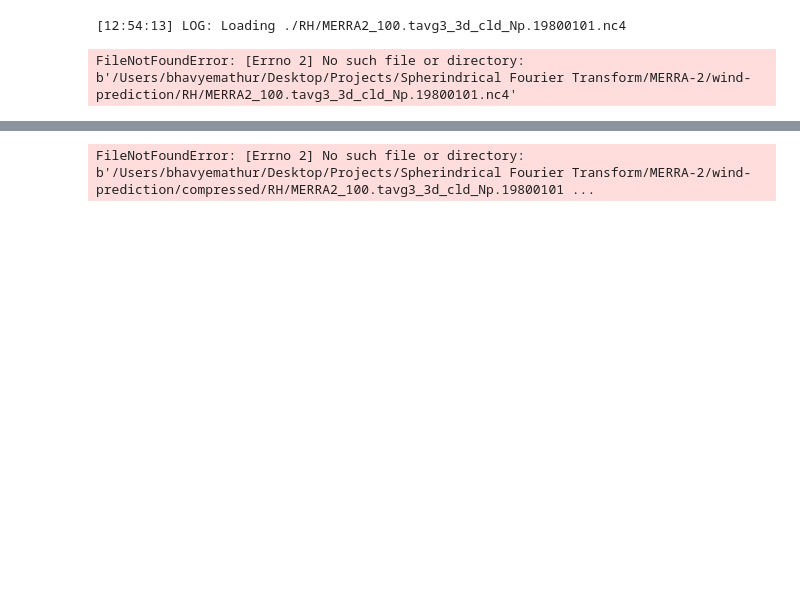
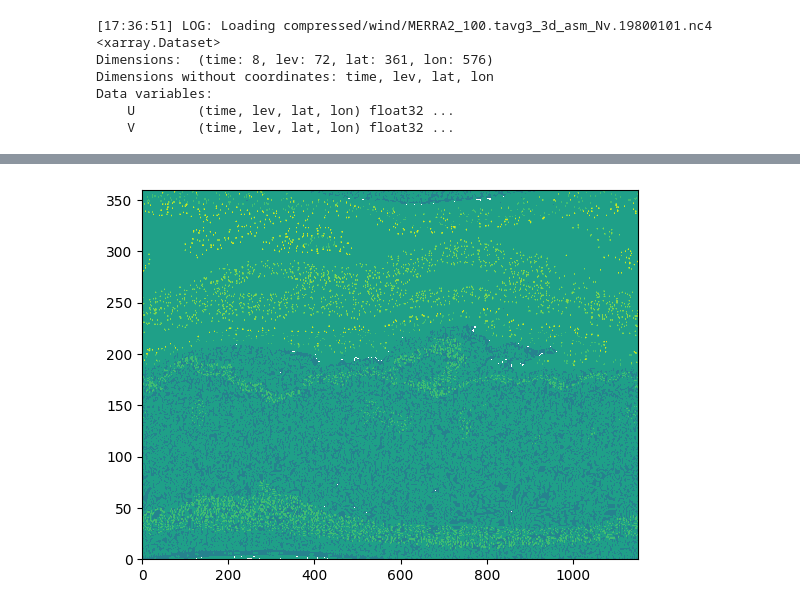
Before and after one commit to BhavyeMathur/wind-prediction-merra2, a Jupyter notebook: wind-prediction/graphs.ipynb, the cells around one changed output, grey strips where cells are left out. Cells and saved outputs as stored; diff of their text form; code cells hidden in the pictures; blank space fills up the shorter version.

Commit message:
Added 'folder' arguments to variable load functions

```diff
--- a/wind-prediction/graphs.ipynb
+++ b/wind-prediction/graphs.ipynb
@@ -10,11 +7,16 @@ from nc4 import *
 # %%
-print_variable_metadata("MERRA2_100.tavg3_3d_cld_Np.19800101.nc4", "RH")
+print_file_metadata("MERRA2_100.tavg3_3d_asm_Nv.19800101.nc4", "compressed/wind")
 # %% [output]
-[12:54:13] LOG: Loading ./RH/MERRA2_100.tavg3_3d_cld_Np.19800101.nc4
+[17:36:51] LOG: Loading compressed/wind/MERRA2_100.tavg3_3d_asm_Nv.19800101.nc4
+<xarray.Dataset>
+Dimensions:  (time: 8, lev: 72, lat: 361, lon: 576)
+Dimensions without coordinates: time, lev, lat, lon
+Data variables:
+    U        (time, lev, lat, lon) float32 ...
+    V        (time, lev, lat, lon) float32 ...
-FileNotFoundError: [Errno 2] No such file or directory: b'/Users/bhavyemathur/Desktop/Projects/Spherindrical Fourier Transform/MERRA-2/wind-prediction/RH/MERRA2_100.tavg3_3d_cld_Np.19800101.nc4'
 # %%
-def load_nc4_to_dataframe(filename: str, variable: str) -> pd.DataFrame:
-    with open_xarray_dataset(filename, folder=f"compressed/{variable}") as dataset:
+def load_nc4_to_dataframe(filename: str, variable: str, folder: str = "compressed") -> pd.DataFrame:
+    with open_xarray_dataset(filename, folder=folder) as dataset:
         packed_data = dataset.to_dataframe()[variable].array
 
     unpacked_data = packed_data.view("float16").astype("float16")
@@ -26,19 +28,23 @@ def load_nc4_to_dataframe(filename: str, variable: str) -> pd.DataFrame:
     return dataframe
 
 
-def load_variable_at_time_and_level(filename: str, variable: str, time: int, level: int = 0) -> np.array:
-    with open_xarray_dataset(filename, folder=f"compressed/{variable}") as dataset:
+def load_variable_at_time_and_level(filename: str,
+                                    variable: str,
+                                    time: int,
+                                    level: int,
+                                    folder: str = "compressed") -> np.array:
+
+    with open_xarray_dataset(filename, folder=folder) as dataset:
         data = np.array(dataset[variable][time][level])
 
     data = data.view("float16").astype("float16")
-    # data = np.nan_to_num(data, posinf=0)
     return data
 # %%
-def plot_contour_at_time_and_level(filename: str, variable: str, time: int, level: int = 0) -> None:
-    data = load_variable_at_time_and_level(filename, variable, time, level)
+def plot_contour_at_time_and_level(filename: str, variable: str, time: int, level: int, folder: str = "compressed") -> None:
+    data = load_variable_at_time_and_level(filename, variable, time, level, folder=folder)
 
     plt.contourf(data)
     plt.show()
 # %%
-plot_contour_at_time_and_level("MERRA2_100.tavg3_3d_cld_Np.19800101.nc4", "RH", time=0, level=6)
+plot_contour_at_time_and_level("MERRA2_100.tavg3_3d_asm_Nv.19800101.nc4", "U", time=0, level=10, folder="compressed/wind")
 # %% [output]
@@ -46 +52 @@ plot_contour_at_time_and_level("MERRA2_100.tavg3_3d_cld_Np.19800101.nc4", "RH",
-FileNotFoundError: [Errno 2] No such file or directory: b'/Users/bhavyemathur/Desktop/Projects/Spherindrical Fourier Transform/MERRA-2/wind-prediction/compressed/RH/MERRA2_100.tavg3_3d_cld_Np.19800101 ...
+[figure, added]
```
Also changed, not shown: parts of 2 cells of this notebook, 3 other files.
